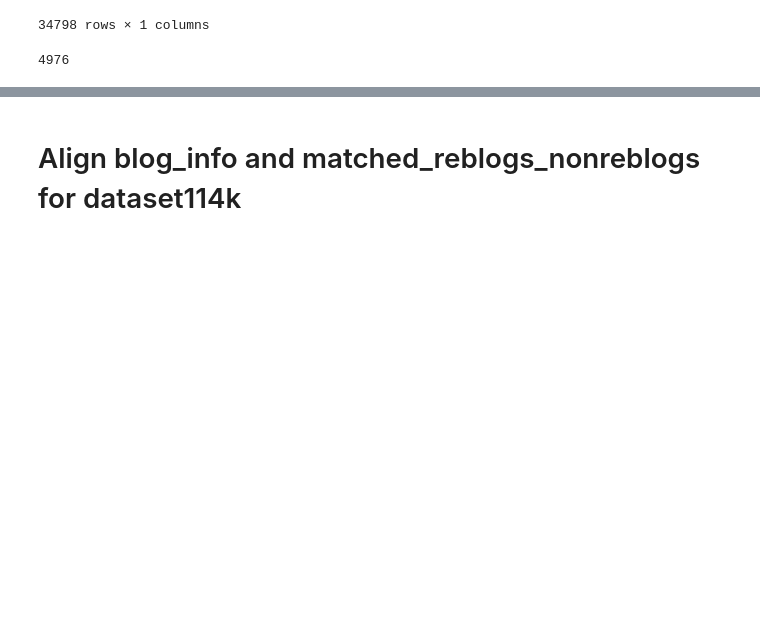
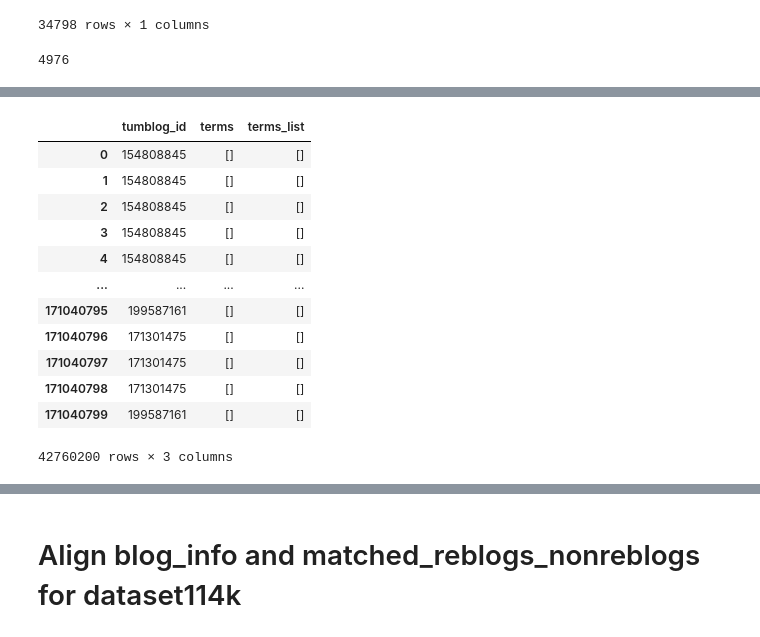
Before and after one commit to michaelmilleryoder/tumblr_community_identity, a Jupyter notebook: jupyter/check_data.ipynb, the cells around one changed output, grey strips where cells are left out. Drawn from its saved outputs; the diff is of its cells as text; code cells hidden in the pictures; blank space fills up the shorter version.

```diff
--- a/jupyter/check_data.ipynb
+++ b/jupyter/check_data.ipynb
@@ -135,0 +246,9 @@ descs.processed_blog_description.isnull().sum()
+# %%
+def users_match(id_name, col_name):
+    user = id_name.replace('tumblog_id_', '')
+    return user in col_name
+
+mask = [users_match(id_name, col) for id_name, col in zip(melted['tumblog_id_user'], melted['term_type'])]
+filtered = melted[mask]
+descs = filtered.loc[:,['tumblog_id', 'terms']]
+descs
@@ -135,0 +269,17 @@ descs.processed_blog_description.isnull().sum()
+# %%
+descs['terms_list'] = descs['terms'].map(lambda x: eval(x))
+descs
+# %% [output]
+|  | tumblog_id | terms | terms_list |
+| 0 | 154808845 | [] | [] |
+| 1 | 154808845 | [] | [] |
+| 2 | 154808845 | [] | [] |
+| 3 | 154808845 | [] | [] |
+| 4 | 154808845 | [] | [] |
+| ... | ... | ... | ... |
+| 171040795 | 199587161 | [] | [] |
+| 171040796 | 171301475 | [] | [] |
+| 171040797 | 171301475 | [] | [] |
+| 171040798 | 171301475 | [] | [] |
+| 171040799 | 199587161 | [] | [] |
+42760200 rows × 3 columns
```
Also changed, not shown: parts of 15 cells of this notebook, 2 other files.
